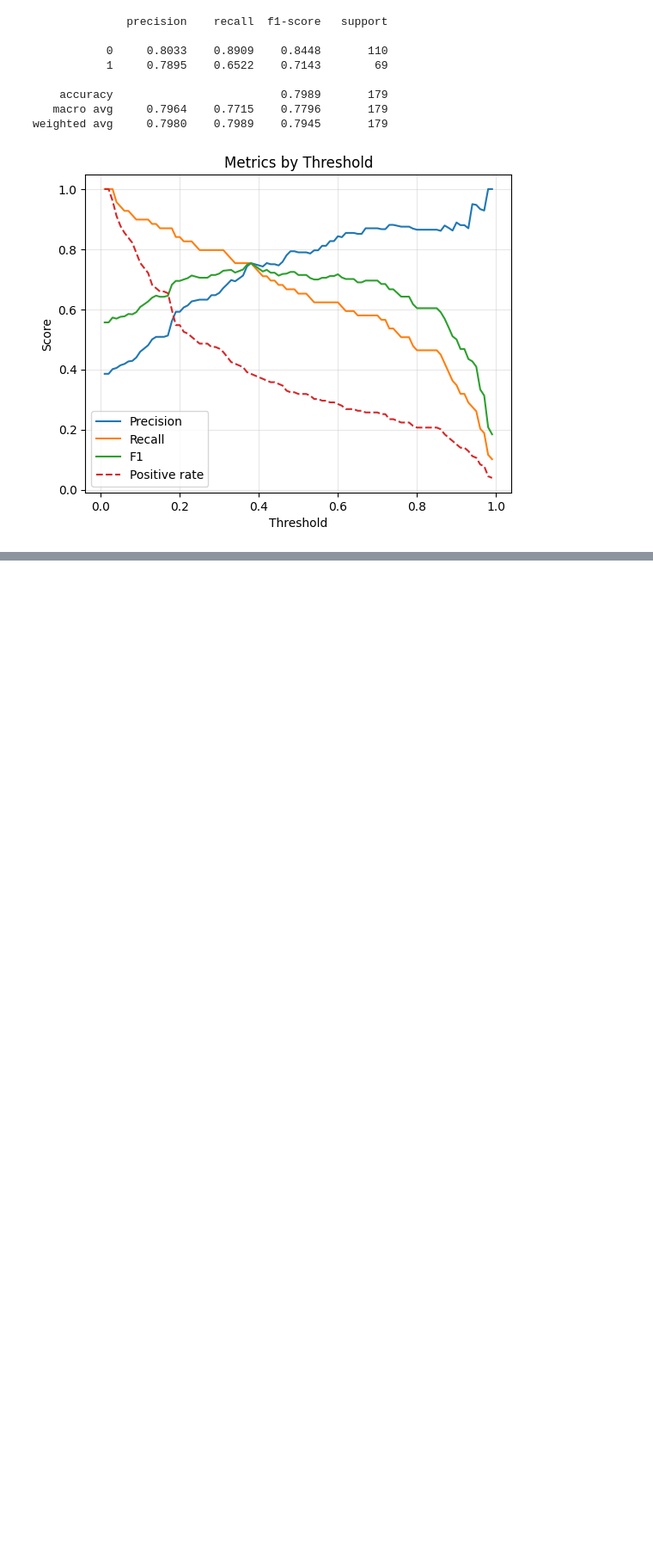
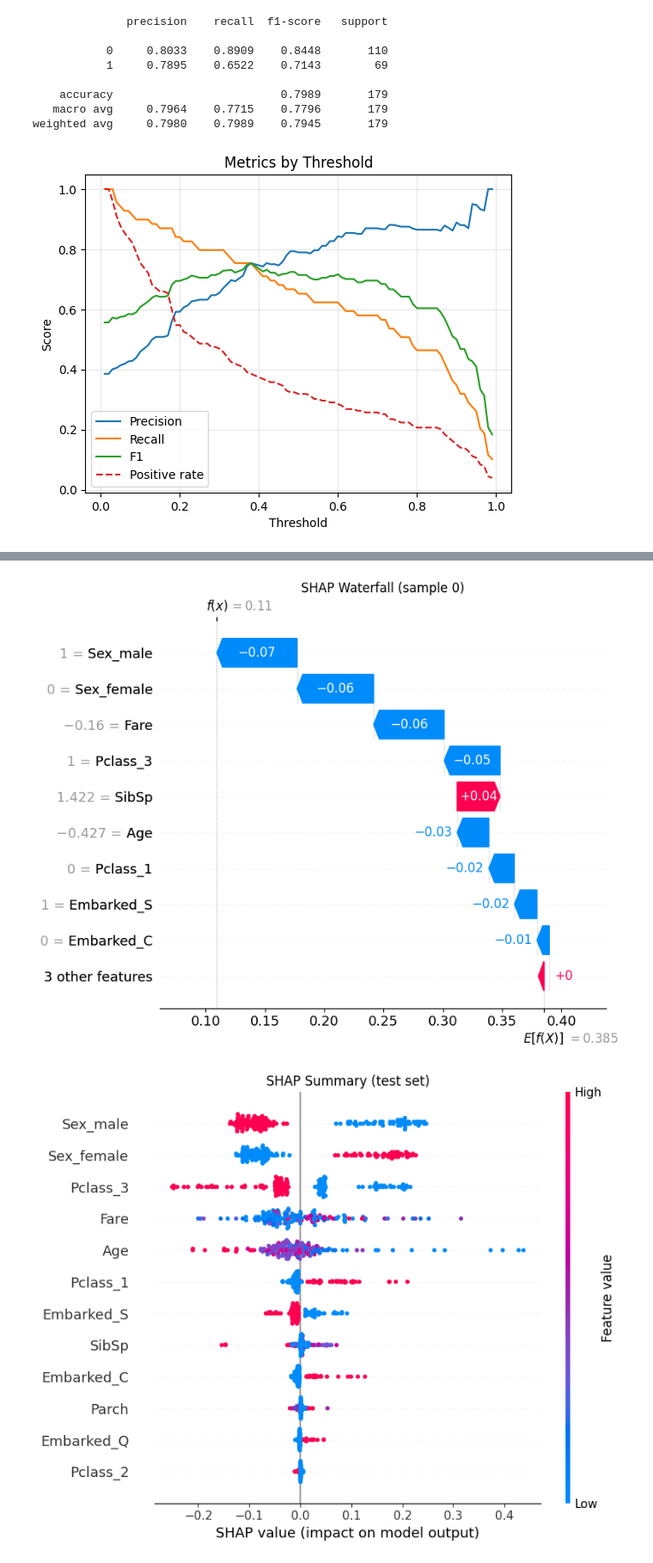
Before and after one commit to ancestor9/Scikit-learn-model-selection-evaluation, a Jupyter notebook: practices/end2end_ml.ipynb, the cells around one changed output, grey strips where cells are left out. Shown at 86% size. Saved outputs shown, nothing was run; the diff lists cells and outputs as text; code cells hidden in the pictures; blank space fills up the shorter version.

```diff
--- a/practices/end2end_ml.ipynb
+++ b/practices/end2end_ml.ipynb
@@ -318,0 +376,42 @@ weighted avg     0.7980    0.7989    0.7945       179
+# %%
+import shap
+
+# 1) 파이프라인에서 전처리기와 모델 분리
+prep = best_model.named_steps["prep"]
+model = best_model.named_steps["model"]
+
+X_test_t = prep.transform(X_test)
+if hasattr(X_test_t, "toarray"):  # sparse 대응
+    X_test_t = X_test_t.toarray()
+
+feature_names = [n.split("__", 1)[1] for n in prep.get_feature_names_out()]
+X_test_df = pd.DataFrame(X_test_t, columns=feature_names, index=X_test.index)
+
+# 2) SHAP 계산
+explainer = shap.TreeExplainer(model)
+sv = explainer(X_test_df)
+
+# RandomForest 분류는 (샘플, 피처, 클래스) 3차원 -> 양성 클래스(1)만 선택
+if sv.values.ndim == 3:
+    sv = sv[:, :, 1]
+
+# 3) 워터폴: 첫 번째 테스트 샘플 하나
+shap.plots.waterfall(sv[0], max_display=10, show=False)
+plt.title("SHAP Waterfall (sample 0)")
+plt.tight_layout()
+plt.show()
+
+# 4) 전체 데이터 요약 (빨강 = 피처 값 높음, 파랑 = 낮음)
+shap.plots.beeswarm(sv, max_display=15, show=False)
+plt.title("SHAP Summary (test set)")
+plt.tight_layout()
+plt.show()
+
+# 5) 바 플롯: 평균 |SHAP| 기준 중요도
+shap.plots.bar(sv, max_display=15, show=False)
+plt.title("SHAP Importance (mean |SHAP|)")
+plt.tight_layout()
+plt.show()
+# %% [output]
+[figure, added]
+[figure, added]
```
Also changed, not shown: parts of 4 cells of this notebook.
